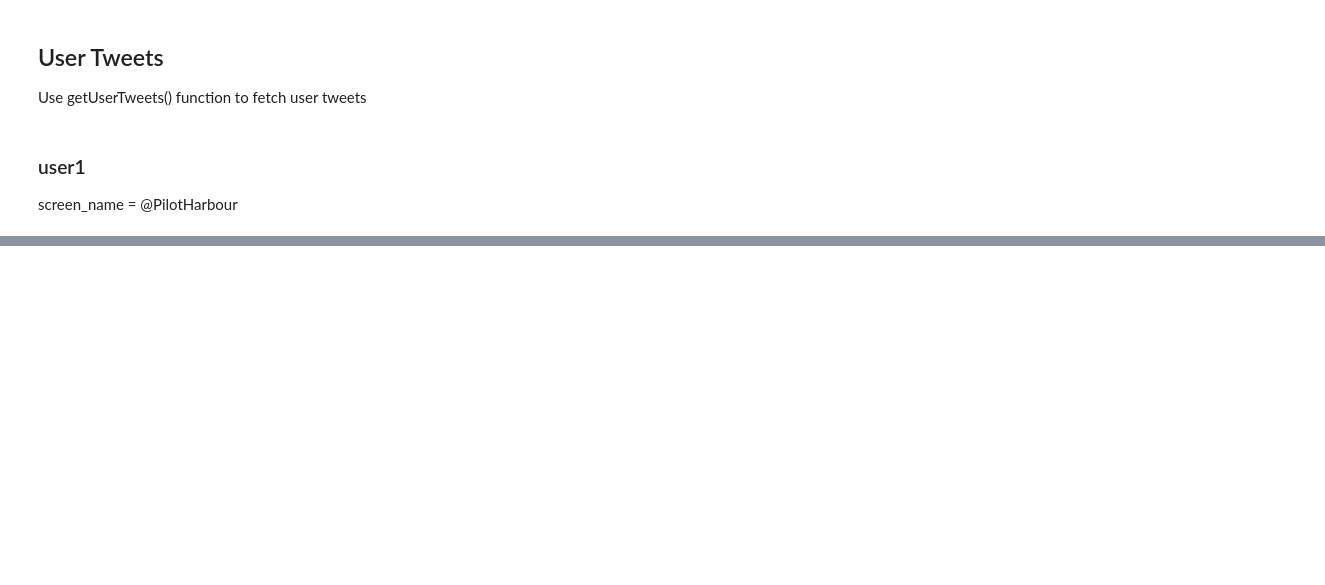
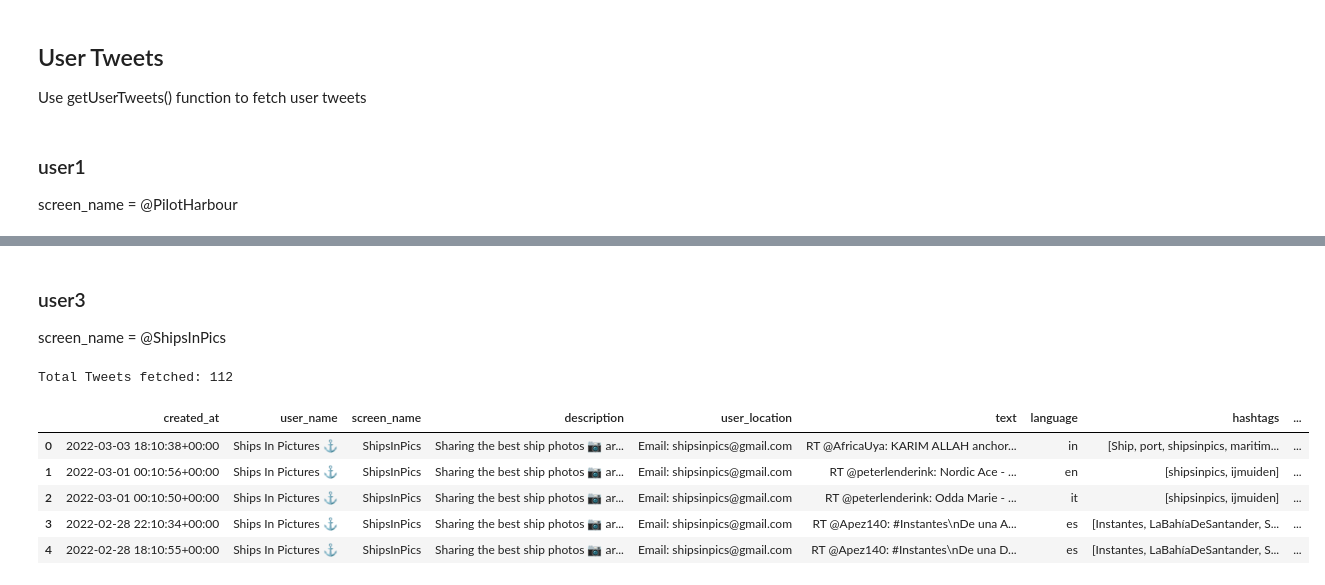
Before and after one commit to EloiseX/Business-Prcticum, a Jupyter notebook: image_scraping.ipynb, the cells around one changed output, grey strips where cells are left out. Saved outputs shown, nothing was run; the diff lists cells and outputs as text; code cells hidden in the pictures; blank space fills up the shorter version.

```diff
--- a/image_scraping.ipynb
+++ b/image_scraping.ipynb
@@ -126,0 +150,20 @@ user1.to_csv('C:/Users/tivon/projects/twitter_project/data/user_tweets_pilotharb
+# %% [markdown]
+### user3
+screen_name = @ShipsInPics
+# %%
+# Use getUserTweets function (screen_name = 'ShipsInPics', count = 1000)
+user3 = getUserTweets('ShipsInPics', 1000)
+
+# show total number of tweets
+print("Total Tweets fetched:", len(user3))
+
+# show the dataframe
+user3.head()
+# %% [output]
+Total Tweets fetched: 112
+|  | created_at | user_name | screen_name | description | user_location | text | language | hashtags | ... |
+| 0 | 2022-03-03 18:10:38+00:00 | Ships In Pictures ⚓️ | ShipsInPics | Sharing the best ship photos 📷 ar... | Email: shipsinpics@gmail.com | RT @AfricaUya: KARIM ALLAH anchor... | in | [Ship, port, shipsinpics, maritim... | ... |
+| 1 | 2022-03-01 00:10:56+00:00 | Ships In Pictures ⚓️ | ShipsInPics | Sharing the best ship photos 📷 ar... | Email: shipsinpics@gmail.com | RT @peterlenderink: Nordic Ace - ... | en | [shipsinpics, ijmuiden] | ... |
+| 2 | 2022-03-01 00:10:50+00:00 | Ships In Pictures ⚓️ | ShipsInPics | Sharing the best ship photos 📷 ar... | Email: shipsinpics@gmail.com | RT @peterlenderink: Odda Marie - ... | it | [shipsinpics, ijmuiden] | ... |
+| 3 | 2022-02-28 22:10:34+00:00 | Ships In Pictures ⚓️ | ShipsInPics | Sharing the best ship photos 📷 ar... | Email: shipsinpics@gmail.com | RT @Apez140: #Instantes\nDe una A... | es | [Instantes, LaBahíaDeSantander, S... | ... |
+| 4 | 2022-02-28 18:10:55+00:00 | Ships In Pictures ⚓️ | ShipsInPics | Sharing the best ship photos 📷 ar... | Email: shipsinpics@gmail.com | RT @Apez140: #Instantes\nDe una D... | es | [Instantes, LaBahíaDeSantander, S... | ... |
```
Also changed, not shown: parts of 17 cells of this notebook, 6 other files.
